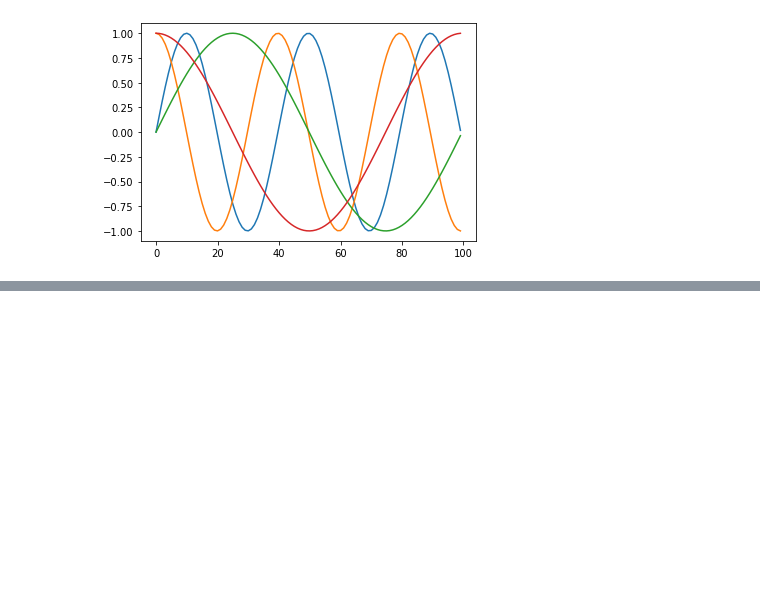
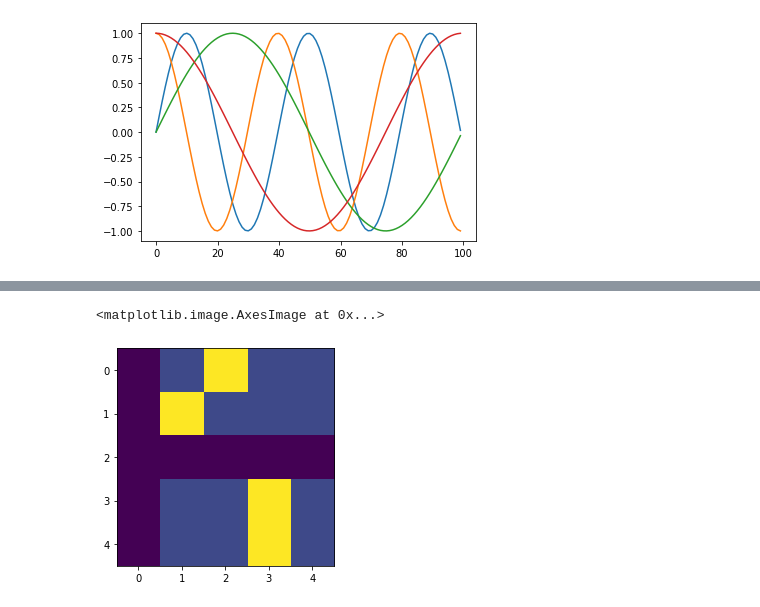
Before and after one commit to bradley-ray/implementing-deep-learn-papers, a Jupyter notebook: attention_is_all_you_need.ipynb, the cells around one changed output, grey strips where cells are left out. Drawn from its saved outputs; the diff is of its cells as text; code cells hidden in the pictures; blank space fills up the shorter version.

```diff
--- a/attention_is_all_you_need.ipynb
+++ b/attention_is_all_you_need.ipynb
@@ -391,7 +387,8 @@ def rate(step, d_model, factor, warmup):
 
     return factor * (d_model ** -.5 * min(step ** -.5, step * warmup ** -1.5))
 # %%
-# need to investigate this more later to better understand
+# just yanked this straight from annotated paper, im not completely lost just not that comfortable of understading
+# TODO: need to investigate this more later to better understand
 class LabelSmoothing(nn.Module):
     def __init__(self, size, padding_idx, smoothing=0.):
         super().__init__()
@@ -404,13 +401,30 @@ class LabelSmoothing(nn.Module):
 
     def forward(self, x, tgt):
         assert x.size(1) == self.size
-
         true_dist = x.data.clone() # why clone just to fill with new values?
         true_dist.fill_(self.smoothing / (self.size - 2))
         true_dist.scatter_(1, tgt.data.unsqueeze(1), self.confidence)
         true_dist[:, self.padding_idx] = 0
         mask = torch.nonzero(tgt.data == self.padding_idx)
         if mask.dim() > 0:
-            true_dist.index_fill(0, mask.squeeze(), 0.)
+            true_dist.index_fill_(0, mask.squeeze(), 0.)
         self.true_dist = true_dist
         return self.criterion(x, true_dist.clone().detach())
+# %%
+# honestly why do they complicate making charts/graphs/imgs so much in annotated paper?
+# like this is so much simpler and makes a lot more sense whats going on
+criterion = LabelSmoothing(5, 0, 0.4)
+predict = torch.FloatTensor(
+    [
+        [0, 0.2, 0.7, 0.1, 0],
+        [0, 0.2, 0.7, 0.1, 0],
+        [0, 0.2, 0.7, 0.1, 0],
+        [0, 0.2, 0.7, 0.1, 0],
+        [0, 0.2, 0.7, 0.1, 0],
+    ]
+)
+criterion(x=predict.log(), tgt=torch.LongTensor([2, 1, 0, 3, 3]))
+plt.imshow(criterion.true_dist[:5, :5])
+# %% [output]
+<matplotlib.image.AxesImage at 0x...>
+[figure, added]
```
Also changed, not shown: parts of 6 cells of this notebook.
